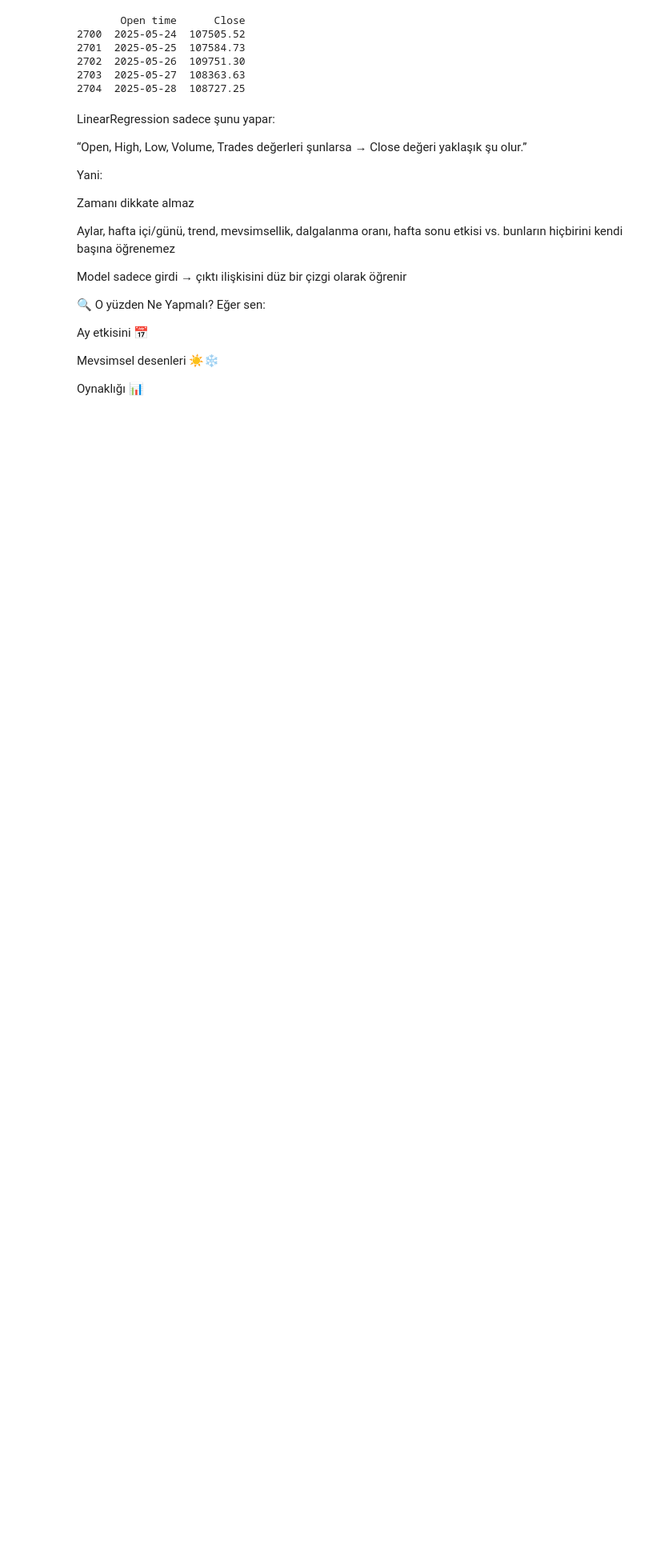
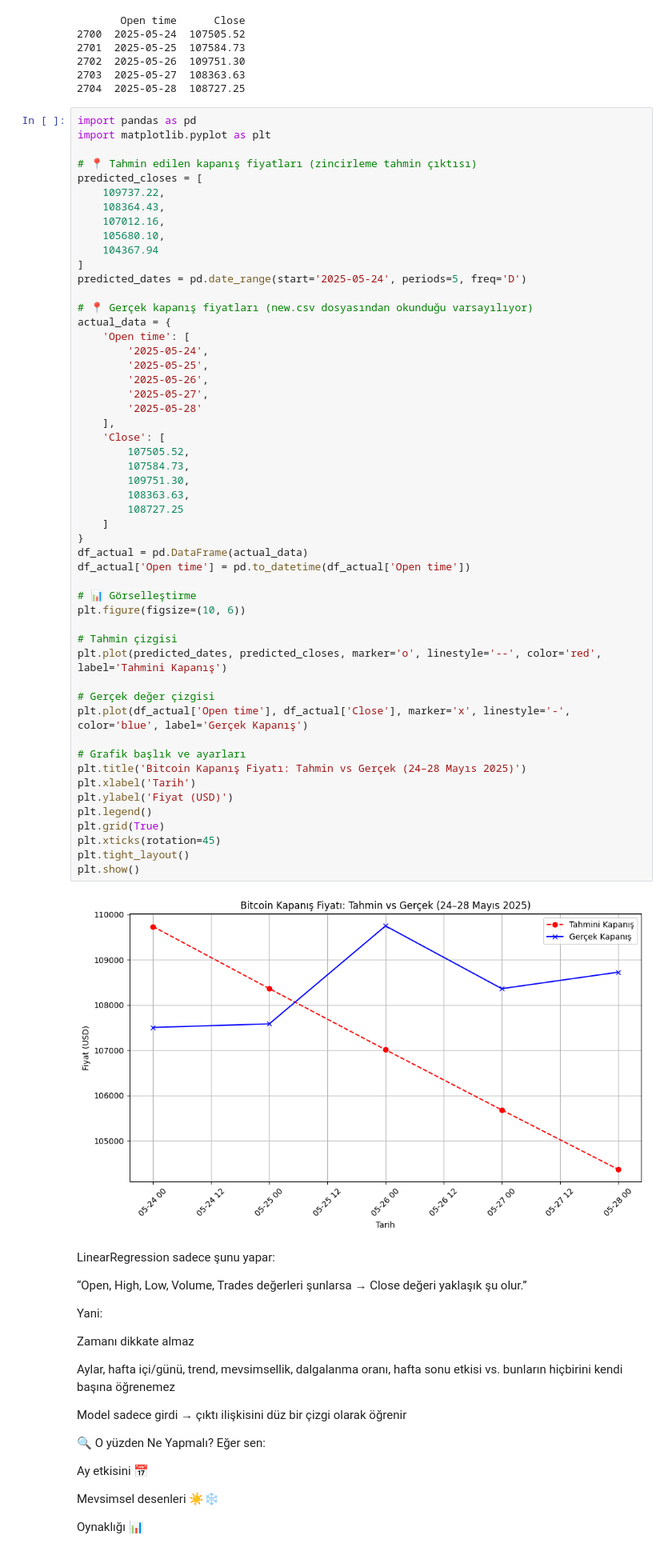
Before and after one commit to Nursenau/sisterslab_final_project, a Jupyter notebook: bitcoin.ipynb, the cells around one changed output. Shown at 80% size. Cells and saved outputs as stored; diff of their text form; blank space fills up the shorter version.

```diff
--- a/bitcoin.ipynb
+++ b/bitcoin.ipynb
@@ -1005,6 +992,60 @@ print(subset)
 2702  2025-05-26  109751.30
 2703  2025-05-27  108363.63
 2704  2025-05-28  108727.25
+# %%
+import pandas as pd
+import matplotlib.pyplot as plt
+
+# 📍 Tahmin edilen kapanış fiyatları (zincirleme tahmin çıktısı)
+predicted_closes = [
+    109737.22,
+    108364.43,
+    107012.16,
+    105680.10,
+    104367.94
+]
+predicted_dates = pd.date_range(start='2025-05-24', periods=5, freq='D')
+
+# 📍 Gerçek kapanış fiyatları (new.csv dosyasından okunduğu varsayılıyor)
+actual_data = {
+    'Open time': [
+        '2025-05-24',
+        '2025-05-25',
+        '2025-05-26',
+        '2025-05-27',
+        '2025-05-28'
+    ],
+    'Close': [
+        107505.52,
+        107584.73,
+        109751.30,
+        108363.63,
+        108727.25
+    ]
+}
+df_actual = pd.DataFrame(actual_data)
+df_actual['Open time'] = pd.to_datetime(df_actual['Open time'])
+
+# 📊 Görselleştirme
+plt.figure(figsize=(10, 6))
+
+# Tahmin çizgisi
+plt.plot(predicted_dates, predicted_closes, marker='o', linestyle='--', color='red', label='Tahmini Kapanış')
+
+# Gerçek değer çizgisi
+plt.plot(df_actual['Open time'], df_actual['Close'], marker='x', linestyle='-', color='blue', label='Gerçek Kapanış')
+
+# Grafik başlık ve ayarları
+plt.title('Bitcoin Kapanış Fiyatı: Tahmin vs Gerçek (24–28 Mayıs 2025)')
+plt.xlabel('Tarih')
+plt.ylabel('Fiyat (USD)')
+plt.legend()
+plt.grid(True)
+plt.xticks(rotation=45)
+plt.tight_layout()
+plt.show()
+# %% [output]
+[figure, added]
 # %% [markdown]
 LinearRegression sadece şunu yapar:
 
```
Also changed, not shown: parts of 9 cells of this notebook, 2 other files.
